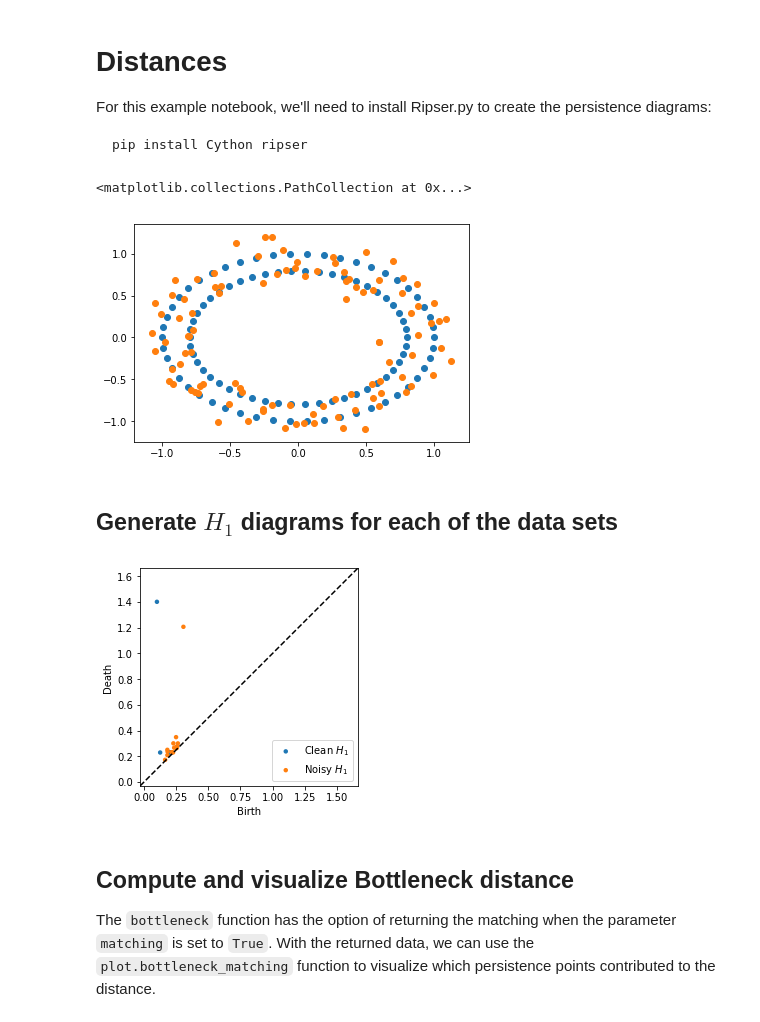
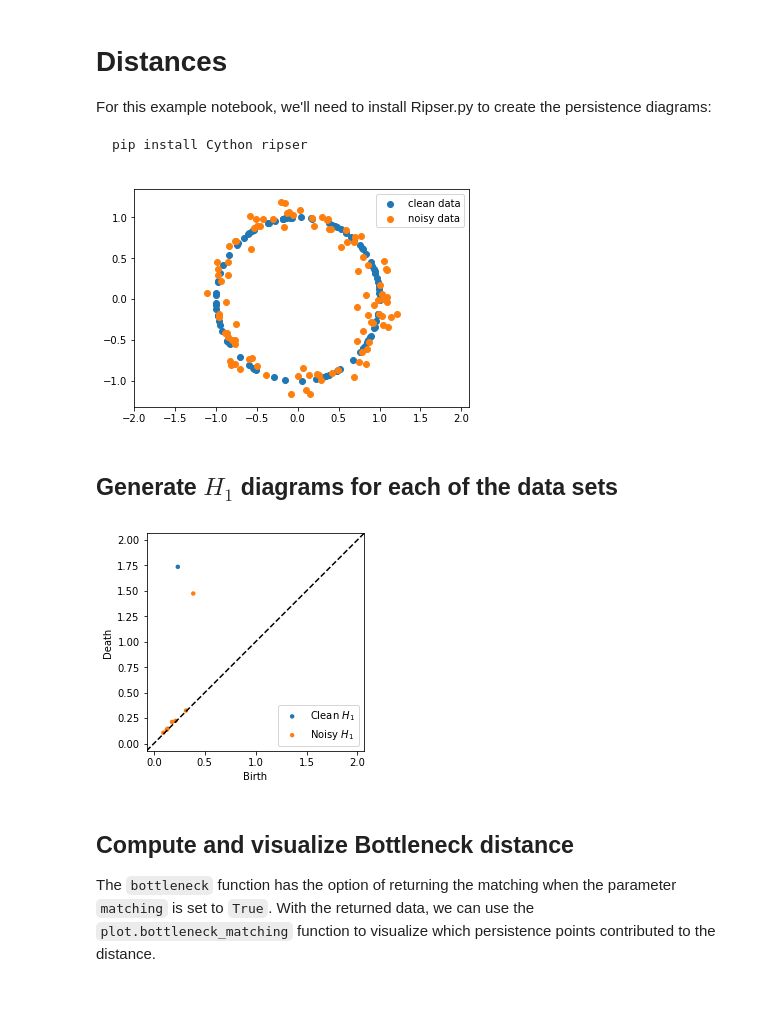
Before and after one commit to scikit-tda/persim, a Jupyter notebook: docs/notebooks/distances.ipynb, the cells around one changed output. Cells and saved outputs as stored; diff of their text form; code cells hidden in the pictures.

```diff
--- a/docs/notebooks/distances.ipynb
+++ b/docs/notebooks/distances.ipynb
@@ -18,9 +15,14 @@ data_noisy = datasets.make_circles(noise=0.1)[0]
+# %%
+data_clean = tadasets.dsphere(d=1, n=100, noise=0.0)
+data_noisy = tadasets.dsphere(d=1, n=100, noise=0.1)
 # %%
 plt.scatter(data_clean[:,0], data_clean[:,1], label="clean data")
 plt.scatter(data_noisy[:,0], data_noisy[:,1], label="noisy data")
+plt.axis('equal')
+plt.legend()
+plt.show()
 # %% [output]
-<matplotlib.collections.PathCollection at 0x...>
-[figure, old version]
+[figure, new version]
 # %% [markdown]
 ## Generate $H_1$ diagrams for each of the data sets
 # %%
@@ -29,7 +31,7 @@ dgm_noisy = ripser.ripser(data_noisy)['dgms'][1]
 # %%
 ripser.plot_dgms([dgm_clean, dgm_noisy] , labels=['Clean $H_1$', 'Noisy $H_1$'])
 # %% [output]
-[figure, old version]
+[figure, new version]
 # %% [markdown]
 ## Compute and visualize Bottleneck distance
 
```
Also changed, not shown: parts of 17 cells of this notebook.
